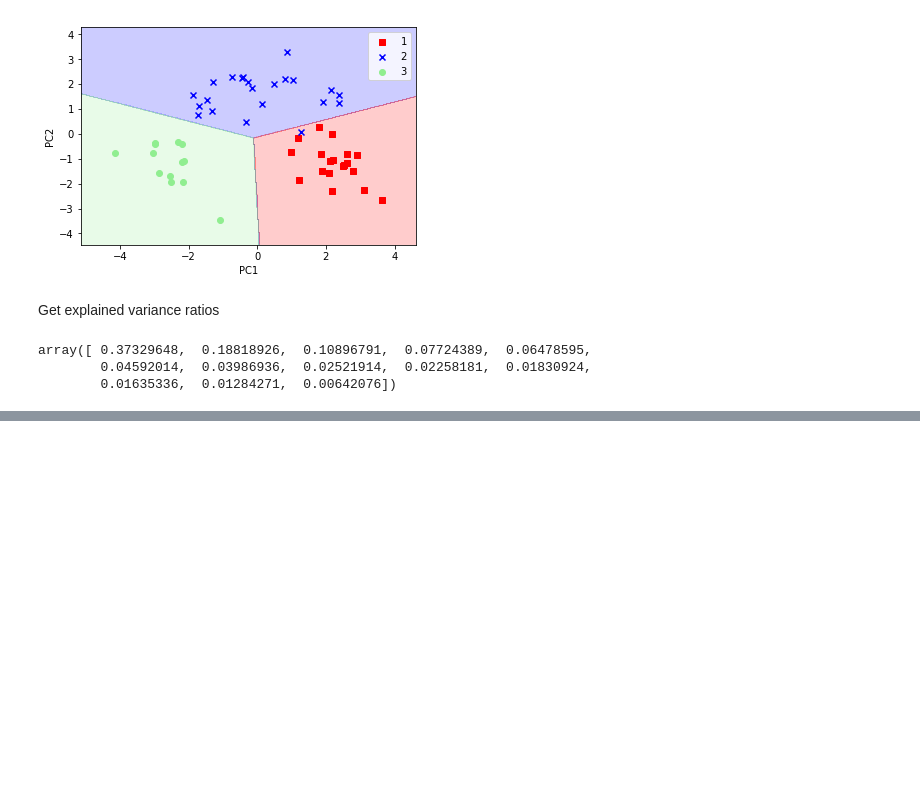
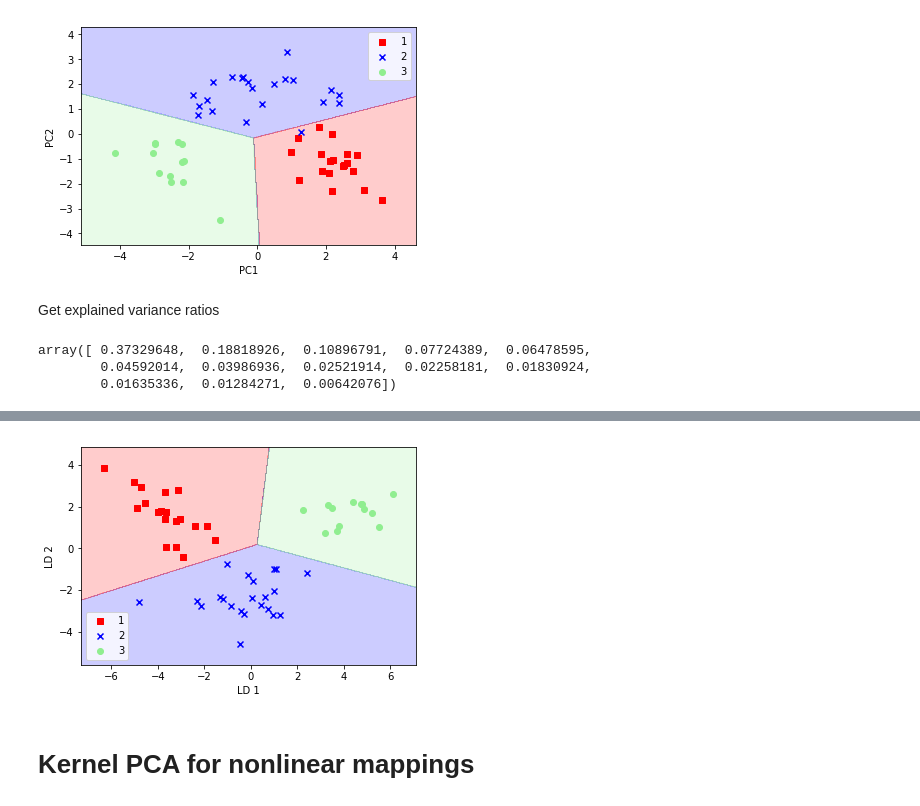
Before and after one commit to hehuilong/pml, a Jupyter notebook: Chapter_5.ipynb, the cells around one changed output, grey strips where cells are left out. Cells and saved outputs as stored; diff of their text form; code cells hidden in the pictures; blank space fills up the shorter version.

```diff
--- a/Chapter_5.ipynb
+++ b/Chapter_5.ipynb
@@ -207,0 +368,10 @@ array([ 0.37329648,  0.18818926,  0.10896791,  0.07724389,  0.06478595,
+# %%
+plot_decision_regions(X_test_lda, y_test, classifier=lr)
+plt.xlabel('LD 1')
+plt.ylabel('LD 2')
+plt.legend()
+plt.show()
+# %% [output]
+[figure, added]
+# %% [markdown]
+# Kernel PCA for nonlinear mappings
```
Also changed, not shown: parts of 49 cells of this notebook.
